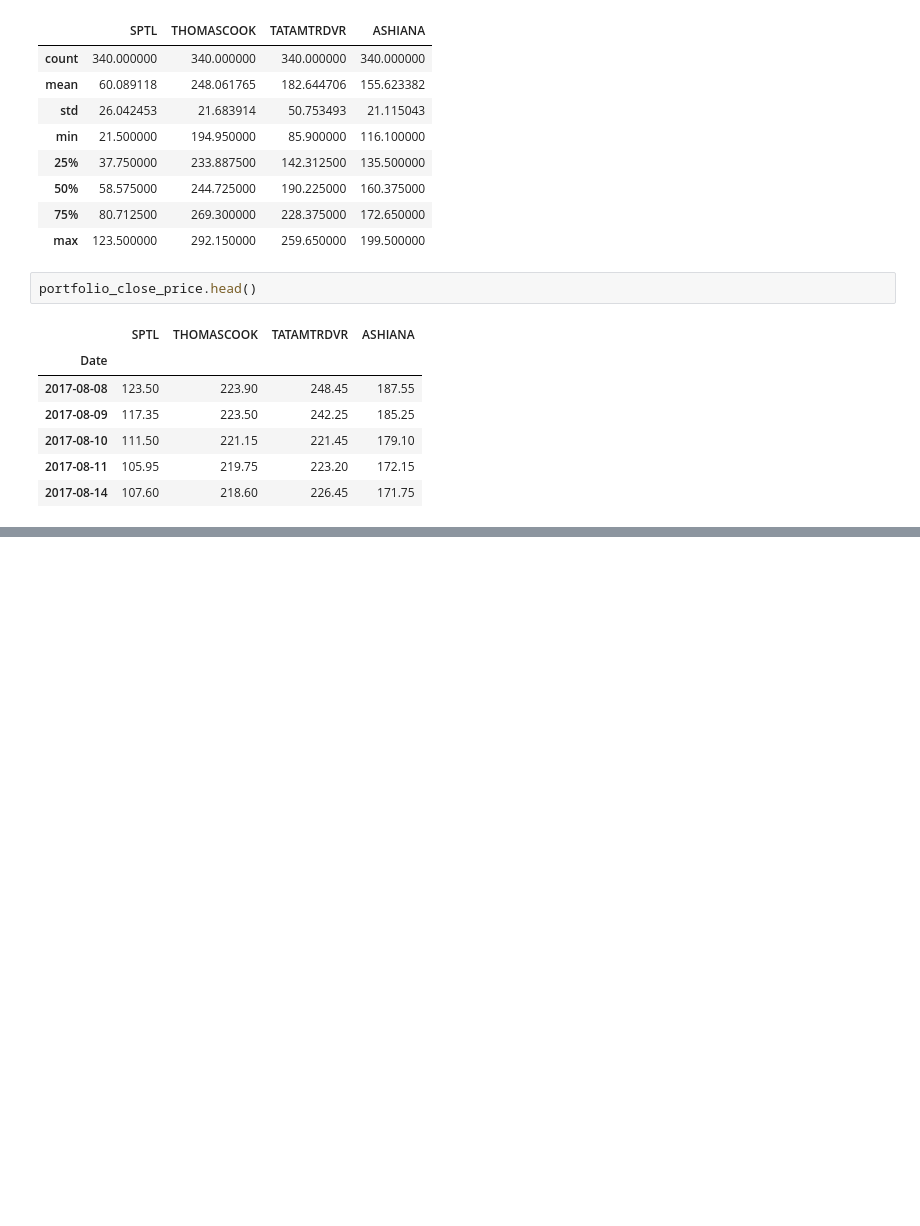
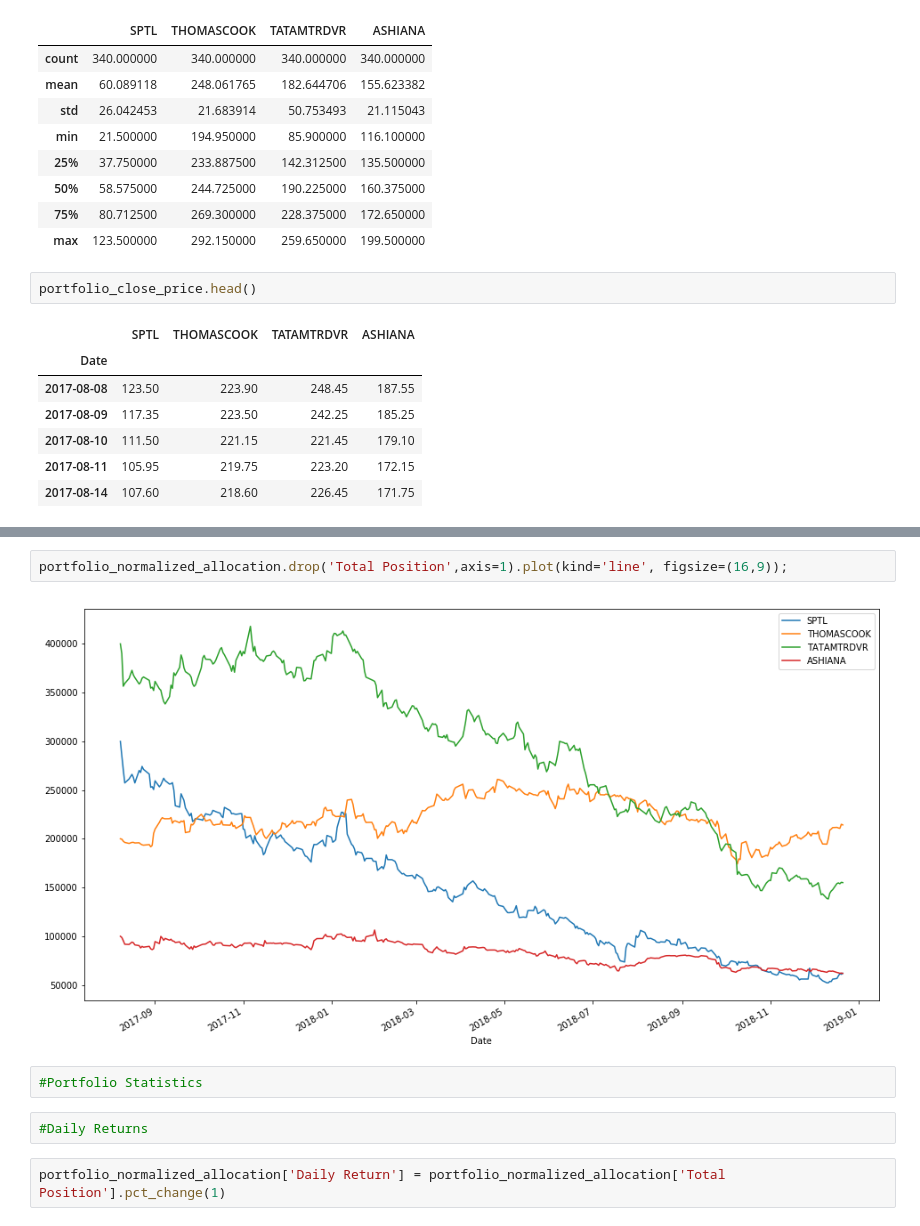
Before and after one commit to magnacore/Portfolio-Optimization-and-Return-Analysis, a Jupyter notebook: Portfolio Optimization and Analysis.ipynb, the cells around one changed output, grey strips where cells are left out. Saved outputs shown, nothing was run; the diff lists cells and outputs as text; blank space fills up the shorter version.

```diff
--- a/Portfolio Optimization and Analysis.ipynb
+++ b/Portfolio Optimization and Analysis.ipynb
@@ -51,0 +133,10 @@ portfolio_close_price.head()
+# %%
+portfolio_normalized_allocation.drop('Total Position',axis=1).plot(kind='line', figsize=(16,9));
+# %% [output]
+[figure, added]
+# %%
+#Portfolio Statistics
+# %%
+#Daily Returns
+# %%
+portfolio_normalized_allocation['Daily Return'] = portfolio_normalized_allocation['Total Position'].pct_change(1)
```
Also changed, not shown: parts of 26 cells of this notebook, 1 other file.
